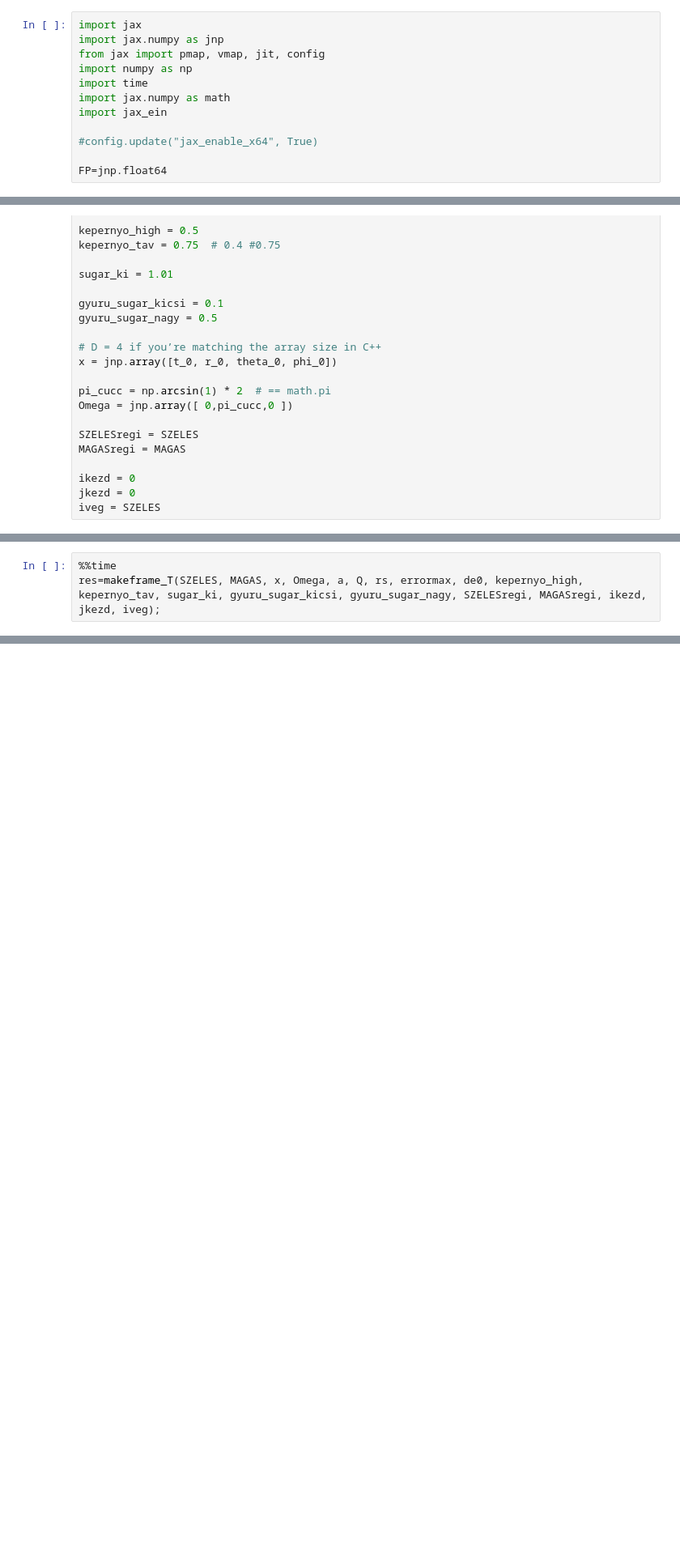
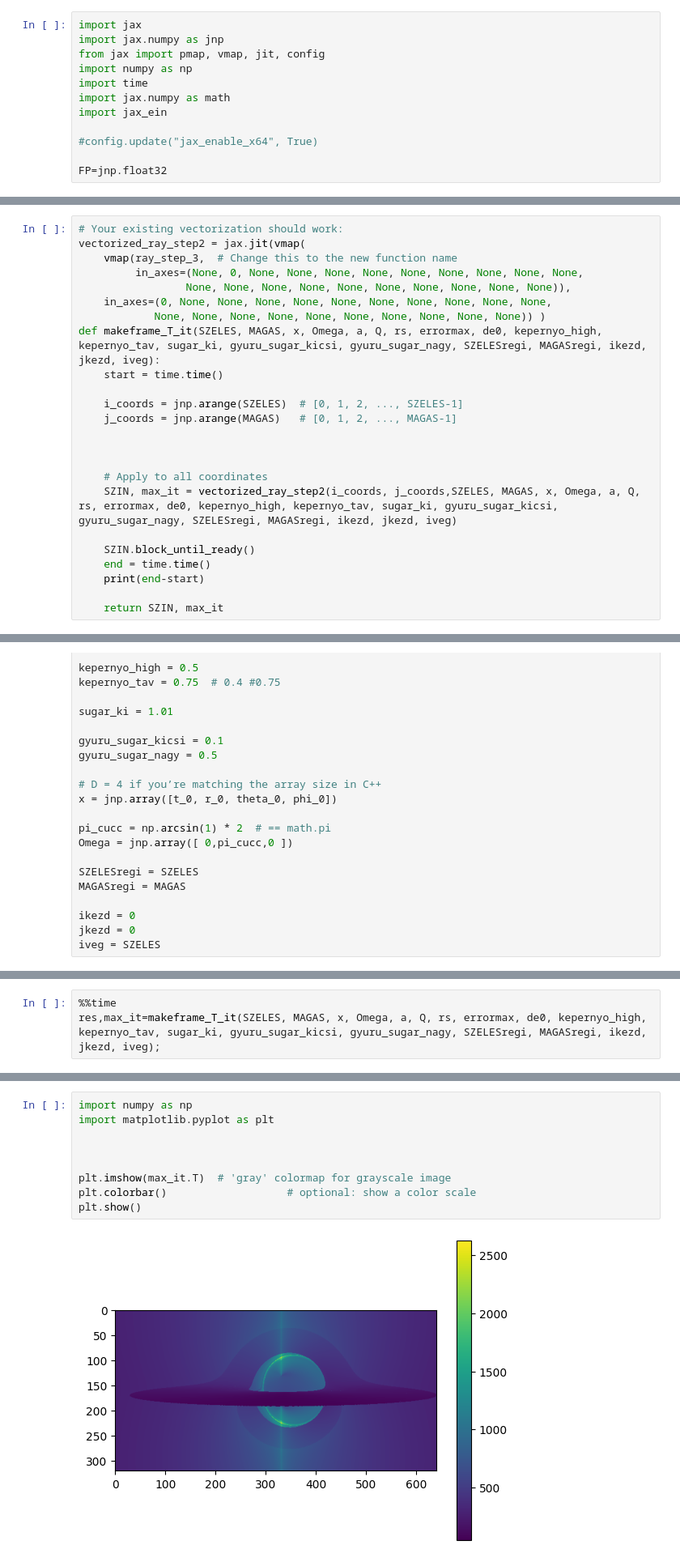
Before and after one commit to ElekCorp/GPU_black-hole_ray_tracing, a Jupyter notebook: jax_blackhole.ipynb, the cells around one changed output, grey strips where cells are left out. Shown at 81% size. Drawn from its saved outputs; the diff is of its cells as text; blank space fills up the shorter version.

```diff
--- a/jax_blackhole.ipynb
+++ b/jax_blackhole.ipynb
@@ -9,7 +9,7 @@ import jax_ein
 
 #config.update("jax_enable_x64", True)
 
-FP=jnp.float64
+FP=jnp.float32
 # %%
 @jit
 def pown(x, n):
@@ -562,6 +622,30 @@ def makeframe_T(SZELES, MAGAS, x, Omega, a, Q, rs, errormax, de0, kepernyo_high,
     print(end-start)
 
     return SZIN
+# %%
+# Your existing vectorization should work:
+vectorized_ray_step2 = jax.jit(vmap(
+    vmap(ray_step_3,  # Change this to the new function name
+         in_axes=(None, 0, None, None, None, None, None, None, None, None, None,
+                 None, None, None, None, None, None, None, None, None, None)),
+    in_axes=(0, None, None, None, None, None, None, None, None, None, None,
+            None, None, None, None, None, None, None, None, None, None)) )
+def makeframe_T_it(SZELES, MAGAS, x, Omega, a, Q, rs, errormax, de0, kepernyo_high, kepernyo_tav, sugar_ki, gyuru_sugar_kicsi, gyuru_sugar_nagy, SZELESregi, MAGASregi, ikezd, jkezd, iveg):
+    start = time.time()
+
+    i_coords = jnp.arange(SZELES)  # [0, 1, 2, ..., SZELES-1]
+    j_coords = jnp.arange(MAGAS)   # [0, 1, 2, ..., MAGAS-1]
+
+
+
+    # Apply to all coordinates
+    SZIN, max_it = vectorized_ray_step2(i_coords, j_coords,SZELES, MAGAS, x, Omega, a, Q, rs, errormax, de0, kepernyo_high, kepernyo_tav, sugar_ki, gyuru_sugar_kicsi, gyuru_sugar_nagy, SZELESregi, MAGASregi, ikezd, jkezd, iveg)
+
+    SZIN.block_until_ready()
+    end = time.time()
+    print(end-start)
+
+    return SZIN, max_it
 # %%
 kepernyoSZELES = 10240
 kepernyoMAGAS = 5120
@@ -608,4 +696,4 @@ iveg = SZELES
 # %%
 %%time
-res=makeframe_T(SZELES, MAGAS, x, Omega, a, Q, rs, errormax, de0, kepernyo_high, kepernyo_tav, sugar_ki, gyuru_sugar_kicsi, gyuru_sugar_nagy, SZELESregi, MAGASregi, ikezd, jkezd, iveg);
+res,max_it=makeframe_T_it(SZELES, MAGAS, x, Omega, a, Q, rs, errormax, de0, kepernyo_high, kepernyo_tav, sugar_ki, gyuru_sugar_kicsi, gyuru_sugar_nagy, SZELESregi, MAGASregi, ikezd, jkezd, iveg);
 # %% [output]
@@ -635,3 +735,14 @@ plt.show()
+# %%
+import numpy as np
+import matplotlib.pyplot as plt
+
+
+
+plt.imshow(max_it.T)  # 'gray' colormap for grayscale image
+plt.colorbar()                   # optional: show a color scale
+plt.show()
+# %% [output]
+[figure, added]
 # %%
 from PIL import Image
 import numpy as np
```
Also changed, not shown: parts of 7 cells of this notebook, 8 other files.
